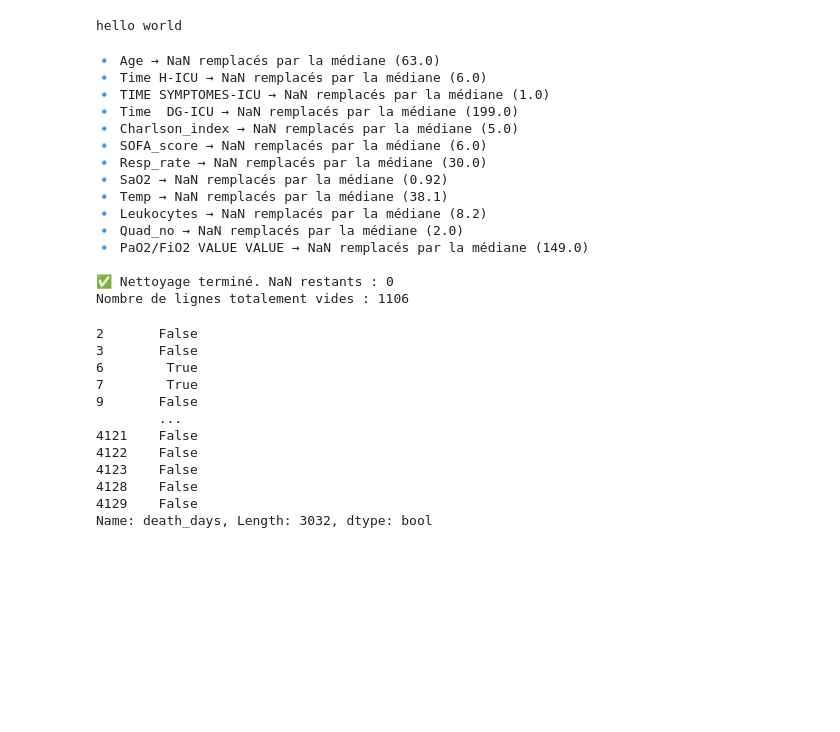
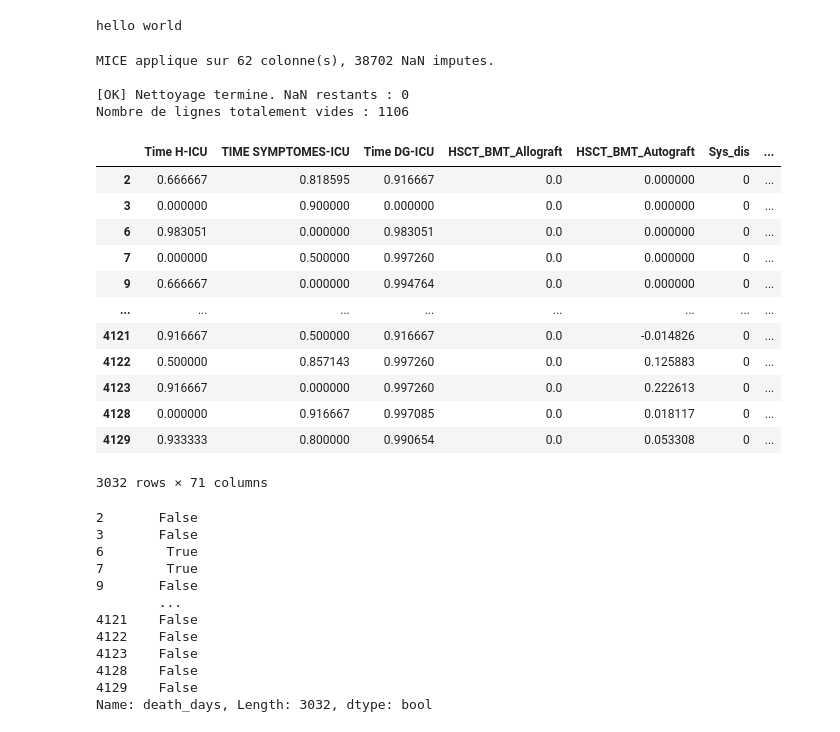
Before and after one commit to Romain-Forte/respiratory_diagnostics, a Jupyter notebook: bazea_dataset.ipynb, the cells around one changed output. Cells and saved outputs as stored; diff of their text form; code cells hidden in the pictures; blank space fills up the shorter version.

```diff
--- a/bazea_dataset.ipynb
+++ b/bazea_dataset.ipynb
@@ -66,7 +66,8 @@ strategie_fill_nan = {
     col: "median" if col in L_fill_mediane else "zero"
     for col in df_renomme.columns
 }
-grroh_clean = nettoyer_nan_par_colonne(df_renomme,strategie_fill_nan)
+grroh_clean = nettoyer_nan_par_colonne(df_renomme,use_mice=True,mice_columns=df_renomme.columns)
+#grroh_clean = nettoyer_nan_par_colonne(df_renomme,strategie_fill_nan) FILL NA BY median
 grroh_clean["Hem_mal"]  = grroh_clean["Hem_mal"] .fillna(0)
 
 grroh_clean_transform = transform_features(grroh_clean)#grroh_clean
@@ -88,18 +89,23 @@ df_oxygen = df_oxygen.drop(index=index_a_drop)
 grroh_features = grroh_clean_transform[L_features]
 grroh_clean_transform = pd.concat([grroh_features,grroh_diag],axis=1)
 # %% [output]
-🔹 Age → NaN remplacés par la médiane (63.0)
-🔹 Time H-ICU → NaN remplacés par la médiane (6.0)
-🔹 TIME SYMPTOMES-ICU → NaN remplacés par la médiane (1.0)
-🔹 Time  DG-ICU → NaN remplacés par la médiane (199.0)
-🔹 Charlson_index → NaN remplacés par la médiane (5.0)
-🔹 SOFA_score → NaN remplacés par la médiane (6.0)
-🔹 Resp_rate → NaN remplacés par la médiane (30.0)
-🔹 SaO2 → NaN remplacés par la médiane (0.92)
-🔹 Temp → NaN remplacés par la médiane (38.1)
-🔹 Leukocytes → NaN remplacés par la médiane (8.2)
-🔹 Quad_no → NaN remplacés par la médiane (2.0)
-🔹 PaO2/FiO2 VALUE VALUE → NaN remplacés par la médiane (149.0)
+MICE applique sur 62 colonne(s), 38702 NaN imputes.
 
-✅ Nettoyage terminé. NaN restants : 0
+[OK] Nettoyage termine. NaN restants : 0
 Nombre de lignes totalement vides : 1106
+# %%
+grroh_clean_transform
+# %% [output]
+|  | Time H-ICU | TIME SYMPTOMES-ICU | Time DG-ICU | HSCT_BMT_Allograft | HSCT_BMT_Autograft | Sys_dis | ... |
+| 2 | 0.666667 | 0.818595 | 0.916667 | 0.0 | 0.000000 | 0 | ... |
+| 3 | 0.000000 | 0.900000 | 0.000000 | 0.0 | 0.000000 | 0 | ... |
+| 6 | 0.983051 | 0.000000 | 0.983051 | 0.0 | 0.000000 | 0 | ... |
+| 7 | 0.000000 | 0.500000 | 0.997260 | 0.0 | 0.000000 | 0 | ... |
+| 9 | 0.666667 | 0.000000 | 0.994764 | 0.0 | 0.000000 | 0 | ... |
+| ... | ... | ... | ... | ... | ... | ... | ... |
+| 4121 | 0.916667 | 0.500000 | 0.916667 | 0.0 | -0.014826 | 0 | ... |
+| 4122 | 0.500000 | 0.857143 | 0.997260 | 0.0 | 0.125883 | 0 | ... |
+| 4123 | 0.916667 | 0.000000 | 0.997260 | 0.0 | 0.222613 | 0 | ... |
+| 4128 | 0.000000 | 0.916667 | 0.997085 | 0.0 | 0.018117 | 0 | ... |
+| 4129 | 0.933333 | 0.800000 | 0.990654 | 0.0 | 0.053308 | 0 | ... |
+3032 rows × 71 columns
```
Also changed, not shown: parts of 17 cells of this notebook, 7 other files.
